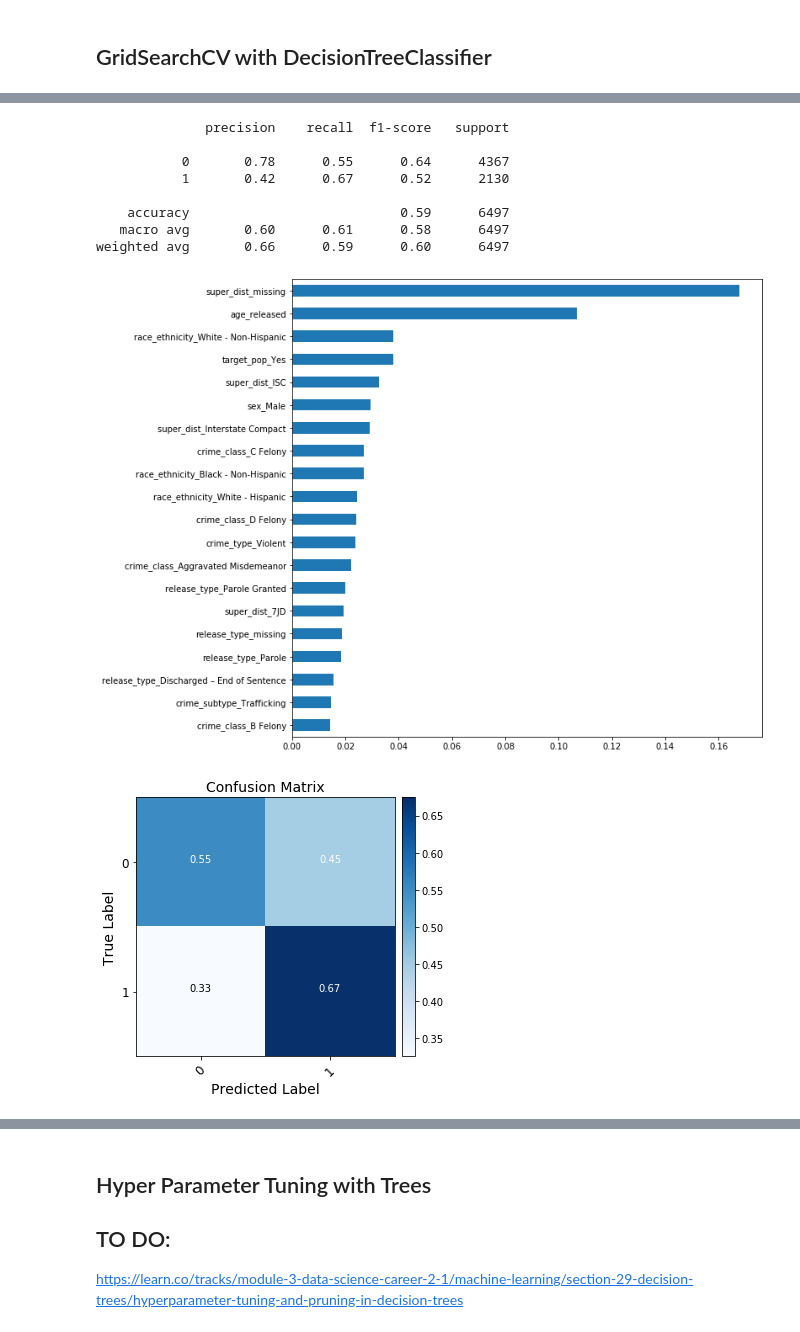
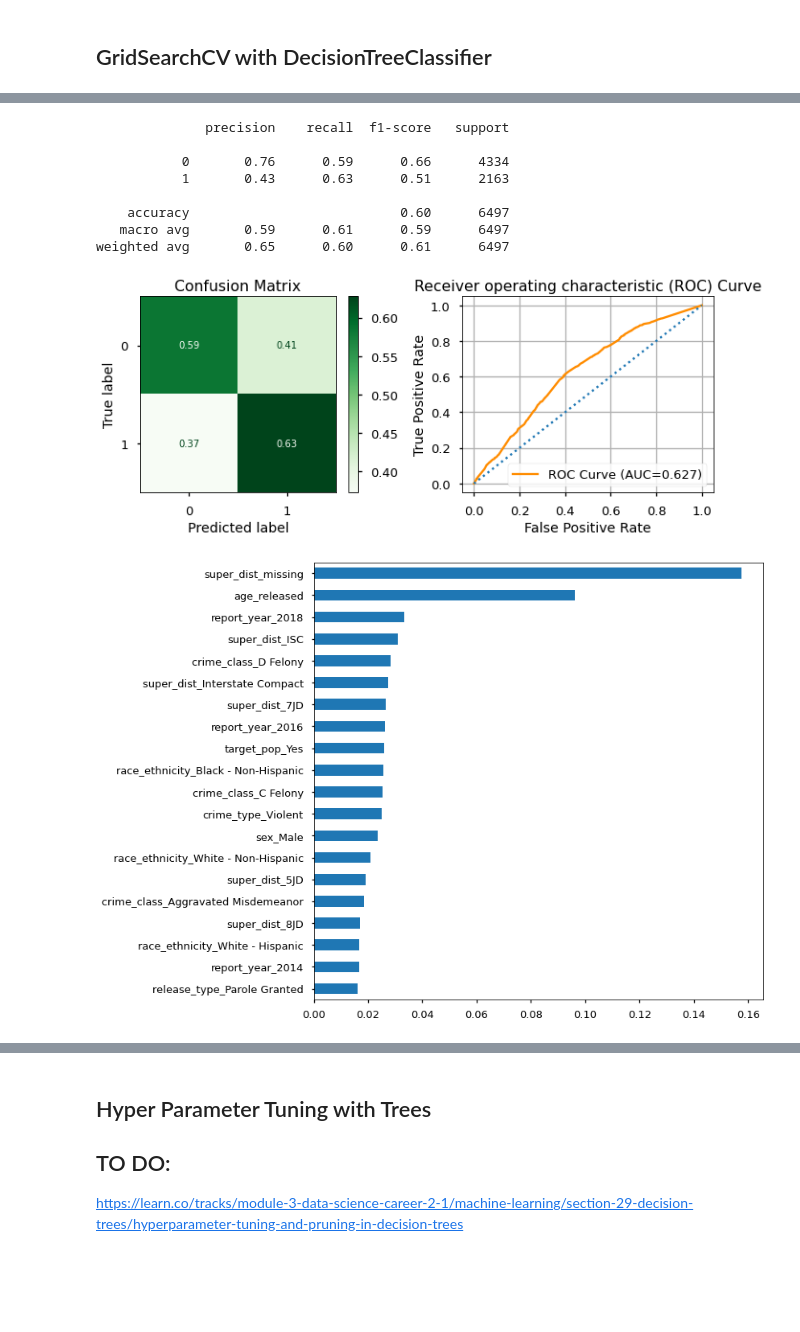
Before and after one commit to jirvingphd/fsds_pt_100719_cohort_notes, a Jupyter notebook: Instructor Notebooks/sect_29_decision_trees_instructor.ipynb, the cells around one changed output, grey strips where cells are left out. Saved outputs shown, nothing was run; the diff lists cells and outputs as text; code cells hidden in the pictures; blank space fills up the shorter version.

```diff
--- a/Instructor Notebooks/sect_29_decision_trees_instructor.ipynb
+++ b/Instructor Notebooks/sect_29_decision_trees_instructor.ipynb
@@ -782,7 +704,7 @@ Now, import the necessary packages and fit a decision tree to predict whether or
 ## Vanilla DecisionTree (baseline)
 # %%
 ## Fit a vanilla DecisionTreeClassifier
-tree = DecisionTreeClassifier()
+tree = DecisionTreeClassifier(max_depth=3)
 tree.fit(X_train, y_train)
 # %% [output]
 DecisionTreeClassifier(ccp_alpha=0.0, class_weight=None, criterion='gini',
@@ -861,36 +737,0 @@ def evaluate_classification(y_true, y_pred,X_true, clf):
-# %%
-## Write a fucntion to evalute the model
-import sklearn.metrics as metrics
-
-def evaluate_model(y_true, y_pred,X_true,tree):
-    print(metrics.classification_report(y_true, y_hat_test))
-    try:
-        df_important = plot_importance(tree)
-    except:
-        df_important = None
-
-    fig, ax = plot_confusion_matrix((y_true,y_pred),normalize=True)
-    fig2, ax2 = plot_auc_roc_curve(y_true,y_pred)
-
-    ## CLASS VERSION
-
-    ## Classification Report / Scores
-    print(metrics.classification_report(y_true,y_pred))
-
-    fig, ax = plt.subplots(figsize=(10,5),ncols=2)
-    metrics.plot_confusion_matrix(clf,X_true,y_true,cmap="Greens",
-                                  normalize='true',ax=ax[0])
-    ax[0].set(title='Confusion Matrix')
-    y_score = clf.predict_proba(X_true)[:,1]
-
-    fpr,tpr,thresh = metrics.roc_curve(y_true,y_score)
-    # print(f"ROC-area-under-the-curve= {}")
-    roc_auc = round(metrics.auc(fpr,tpr),3)
-    ax[1].plot(fpr,tpr,color='darkorange',label=f'ROC Curve (AUC={roc_auc})')
-    ax[1].plot([0,1],[0,1],ls=':')
-    ax[1].legend()
-    ax[1].grid()
-    ax[1].set(ylabel='True Positive Rate',xlabel='False Positive Rate',
-          title='Receiver operating characteristic (ROC) Curve')
-    plt.tight_layout()
-#     return df_important
@@ -1048,14 +912,14 @@ weighted avg       0.66      0.59      0.60      6497
 # %%
 # visualize_tree(tree)
-evaluate_model(y_test,y_hat_test,tree)
+evaluate_model(y_test,y_hat_test,X_test,tree)
 # %% [output]
               precision    recall  f1-score   support
 
-           0       0.78      0.55      0.64      4367
-           1       0.42      0.67      0.52      2130
+           0       0.76      0.59      0.66      4334
+           1       0.43      0.63      0.51      2163
 
-    accuracy                           0.59      6497
-   macro avg       0.60      0.61      0.58      6497
-weighted avg       0.66      0.59      0.60      6497
+    accuracy                           0.60      6497
+   macro avg       0.59      0.61      0.59      6497
+weighted avg       0.65      0.60      0.61      6497
-[figure, old version]
+[figure, new version]
-[figure, old version]
+[figure, new version]
```
Also changed, not shown: parts of 36 cells of this notebook, 9 other files.
